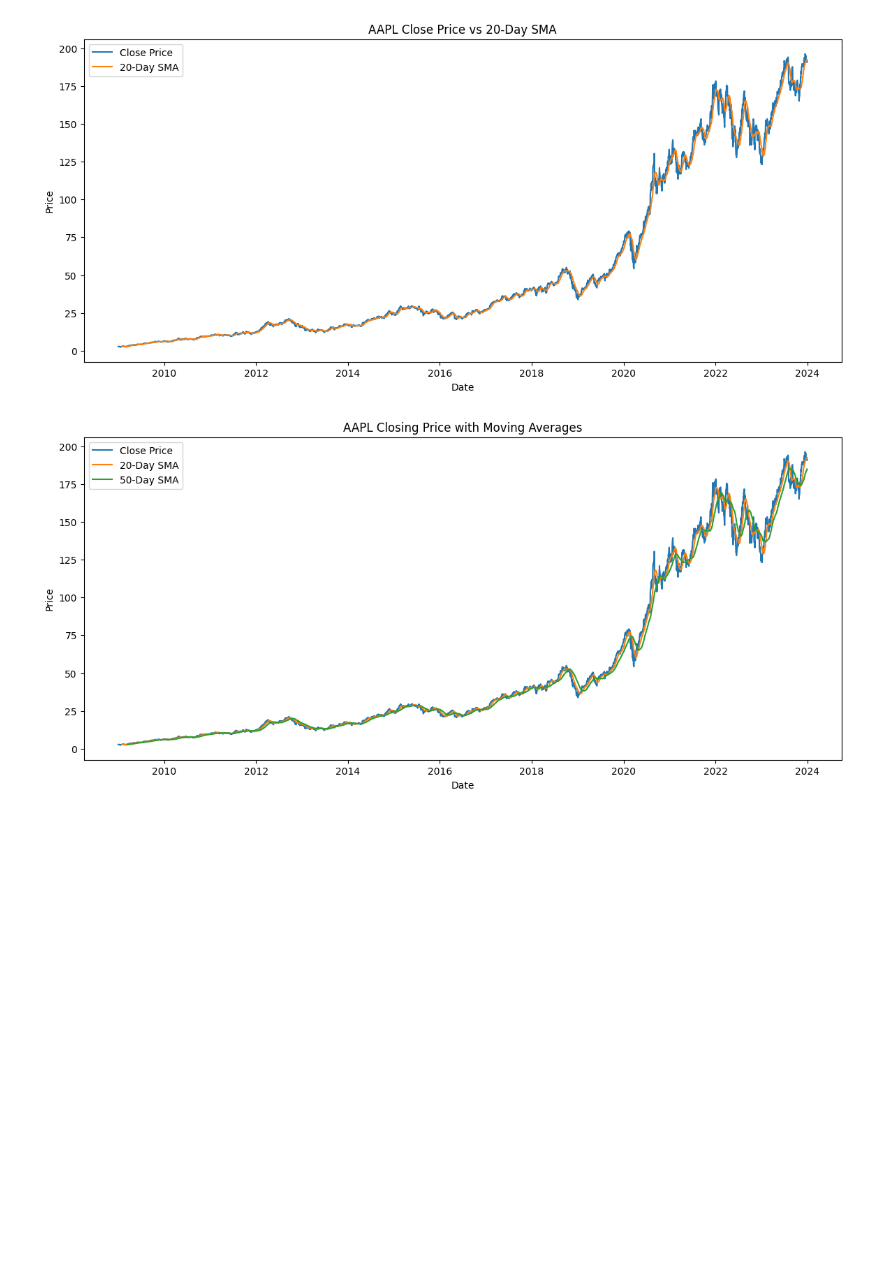
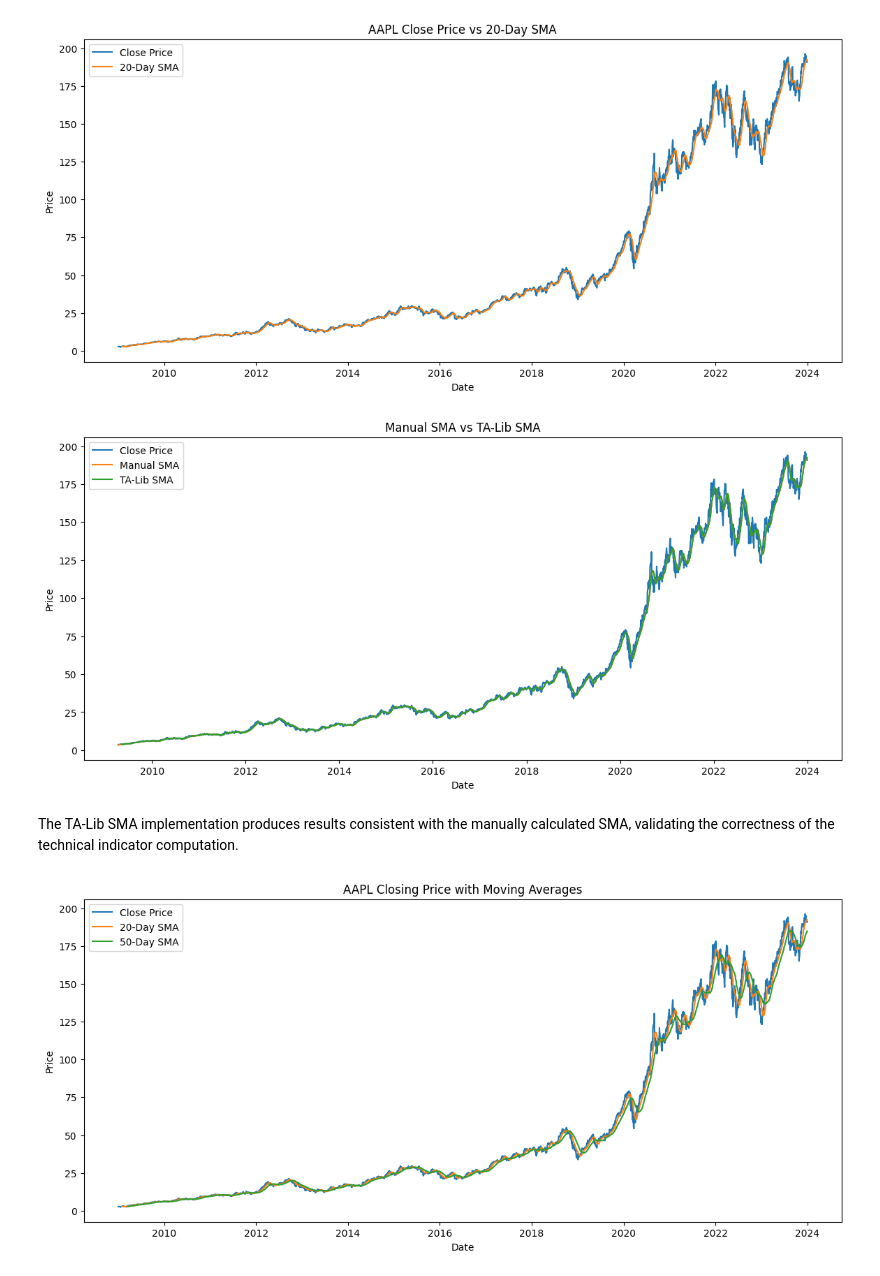
Before and after one commit to redietwogayehu/news-sentiment-analysis, a Jupyter notebook: notebooks/stock_analysis_task2.ipynb, the cells around one changed output. Drawn from its saved outputs; the diff is of its cells as text; code cells hidden in the pictures; blank space fills up the shorter version.

```diff
--- a/notebooks/stock_analysis_task2.ipynb
+++ b/notebooks/stock_analysis_task2.ipynb
@@ -19,3 +19,9 @@ df.head()
 | 2 | 2009-01-06 | 2.789767 | 2.914229 | 2.770872 | 2.877641 | 1289310400 |
 | 3 | 2009-01-07 | 2.729484 | 2.774170 | 2.706990 | 2.753477 | 753048800 |
 | 4 | 2009-01-08 | 2.780169 | 2.793666 | 2.700393 | 2.712090 | 673500800 |
+# %%
+df = df.sort_values("Date")
+
+df = df.dropna()
+
+df = df.reset_index(drop=True)
@@ -77,6 +86,10 @@ plt.show()
 [figure]
 # %%
 df["SMA_20"] = df["Close"].rolling(window=20).mean()
+# %%
+import talib
+
+df["SMA_20_talib"] = talib.SMA(df["Close"], timeperiod=20)
 # %%
 df[["Date", "Close", "SMA_20"]].head(25)
 # %% [output]
@@ -112,6 +125,24 @@ plt.legend()
 plt.show()
 # %% [output]
 [figure]
+# %%
+plt.figure(figsize=(14,6))
+
+plt.plot(df["Date"], df["Close"], label="Close Price")
+plt.plot(df["Date"], df["SMA_20"], label="Manual SMA")
+plt.plot(df["Date"], df["SMA_20_talib"], label="TA-Lib SMA")
+
+plt.title("Manual SMA vs TA-Lib SMA")
+plt.xlabel("Date")
+plt.ylabel("Price")
+
+plt.legend()
+
+plt.show()
+# %% [output]
+[figure, added]
+# %% [markdown]
+The TA-Lib SMA implementation produces results consistent with the manually calculated SMA, validating the correctness of the technical indicator computation.
 # %%
 df["SMA_50"] = df["Close"].rolling(window=50).mean()
 # %%
```
Also changed, not shown: parts of 1 cell of this notebook, 1 other file.
